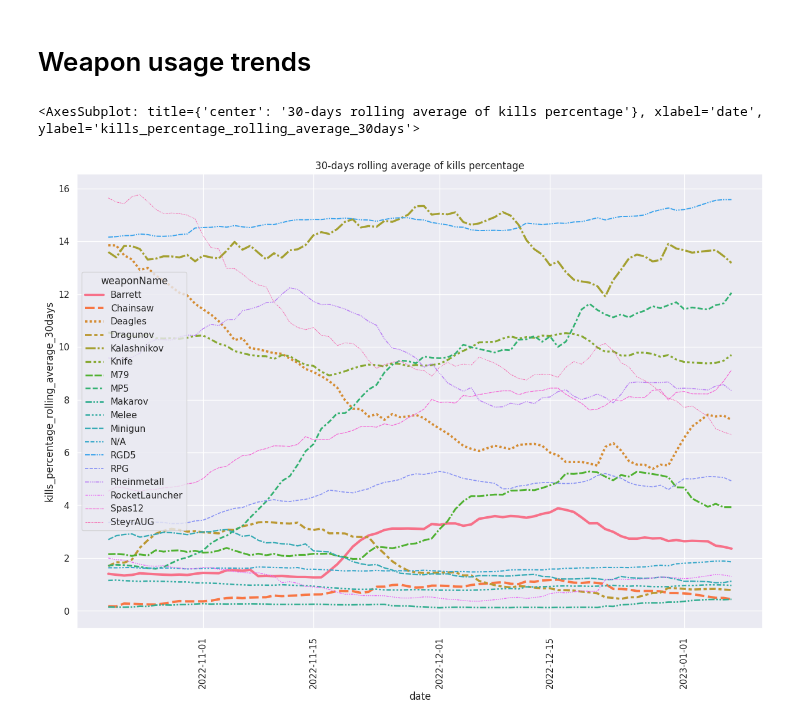
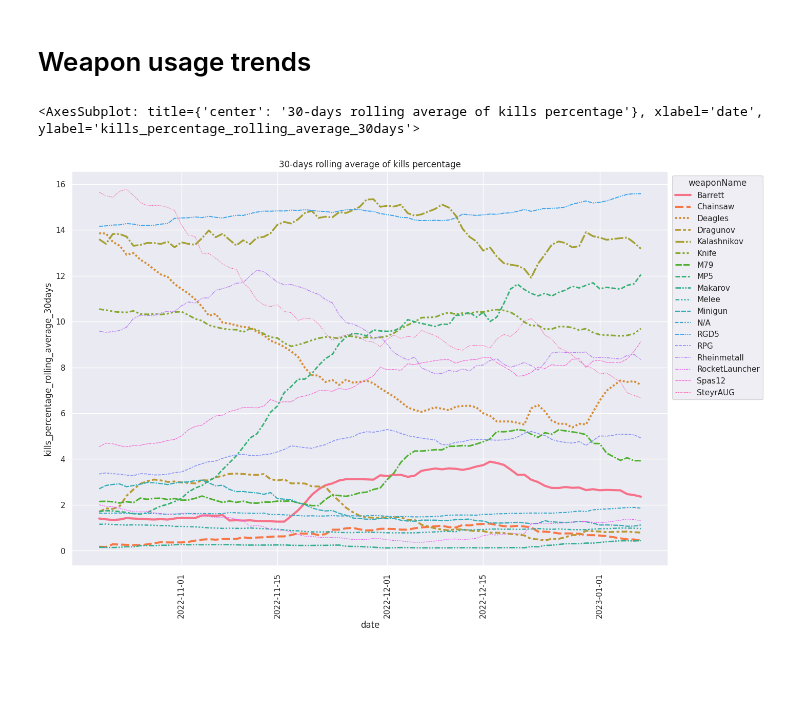
Before and after one commit to s2vndl/s2_1st_tournament_stats, a Jupyter notebook: weapon_usage_trends.ipynb, the cells around one changed output. Drawn from its saved outputs; the diff is of its cells as text; code cells hidden in the pictures; blank space fills up the shorter version.

Commit message:
move legend outside of the weapon usage charts

```diff
--- a/weapon_usage_trends.ipynb
+++ b/weapon_usage_trends.ipynb
@@ -123,33 +123,34 @@ pd.read_sql_query(query,
 # %%
 result9 = pd.read_sql_query("""
 select
     weaponName,
     date,
     100.0 * kills / (select sum(kills) from weapon_kills_by_date wkd2 where wkd.date = wkd2.date) as kills_percentage
 from weapon_kills_by_date wkd
 """, con)
 result9['date'] = pd.to_datetime(result9['date'])
 groupby = result9.groupby("weaponName", as_index=False, group_keys=False)
 
 result9["kills_percentage_rolling_average_14days"] = groupby.apply(
     lambda grp, freq: grp.rolling(freq, on='date', min_periods=10)['kills_percentage'].mean(), "14D")
 result9["kills_percentage_rolling_average_30days"] = groupby.apply(
     lambda grp, freq: grp.rolling(freq, on='date', min_periods=20)['kills_percentage'].mean(), "30D")
 
 
 def generate_rolling_average_plot(df, days):
     sns.set(rc={'figure.figsize': (15, 10)})
     plt = sns.lineplot(df, x="date", y=f"kills_percentage_rolling_average_{days}days", style="weaponName",
                        hue="weaponName", size="weaponName")
     plt.set_xticklabels(plt.get_xticklabels(), rotation=90)
     plt.set_title(f"{days}-days rolling average of kills percentage")
+    sns.move_legend(plt, "upper left", bbox_to_anchor=(1, 1))
     return plt
 
 
 generate_rolling_average_plot(result9, 30)
 # %% [output]
 <AxesSubplot: title={'center': '30-days rolling average of kills percentage'}, xlabel='date', ylabel='kills_percentage_rolling_average_30days'>
-[figure, old version]
+[figure, new version]
 # %%
 generate_rolling_average_plot(result9, 14)
 # %% [output]
```
Also changed, not shown: parts of 2 cells of this notebook.
